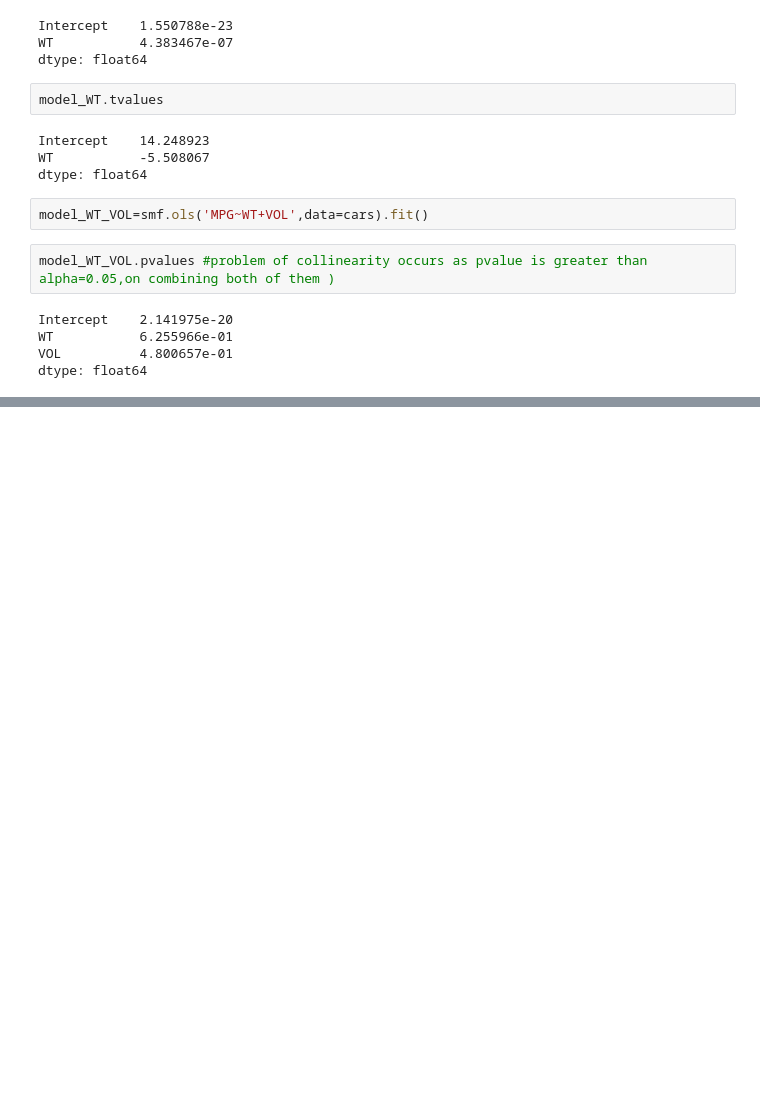
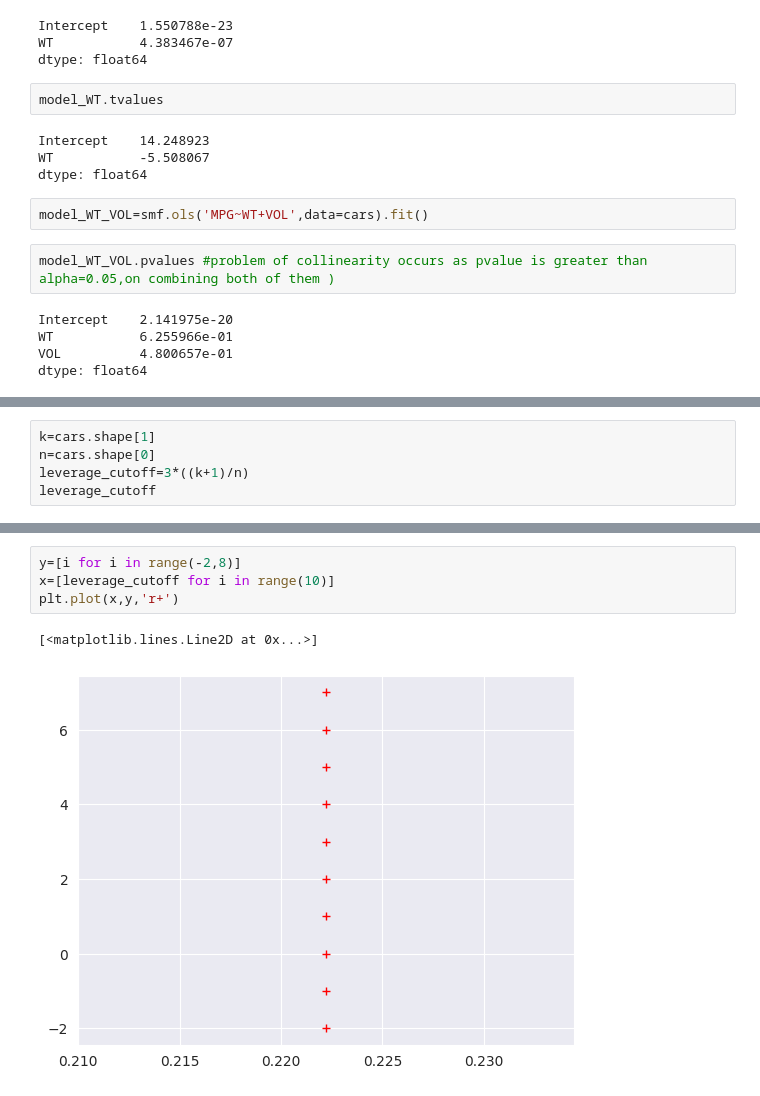
Before and after one commit to Ravindrakumarnayak/Machine_learning, a Jupyter notebook: multi_regression_model_practice.ipynb, the cells around one changed output, grey strips where cells are left out. Drawn from its saved outputs; the diff is of its cells as text; blank space fills up the shorter version.

```diff
--- a/multi_regression_model_practice.ipynb
+++ b/multi_regression_model_practice.ipynb
@@ -175,0 +269,5 @@ dtype: float64
+# %%
+k=cars.shape[1]
+n=cars.shape[0]
+leverage_cutoff=3*((k+1)/n)
+leverage_cutoff
@@ -175,0 +281,7 @@ dtype: float64
+# %%
+y=[i for i in range(-2,8)]
+x=[leverage_cutoff for i in range(10)]
+plt.plot(x,y,'r+')
+# %% [output]
+[<matplotlib.lines.Line2D at 0x...>]
+[figure, added]
```
Also changed, not shown: parts of 22 cells of this notebook.
